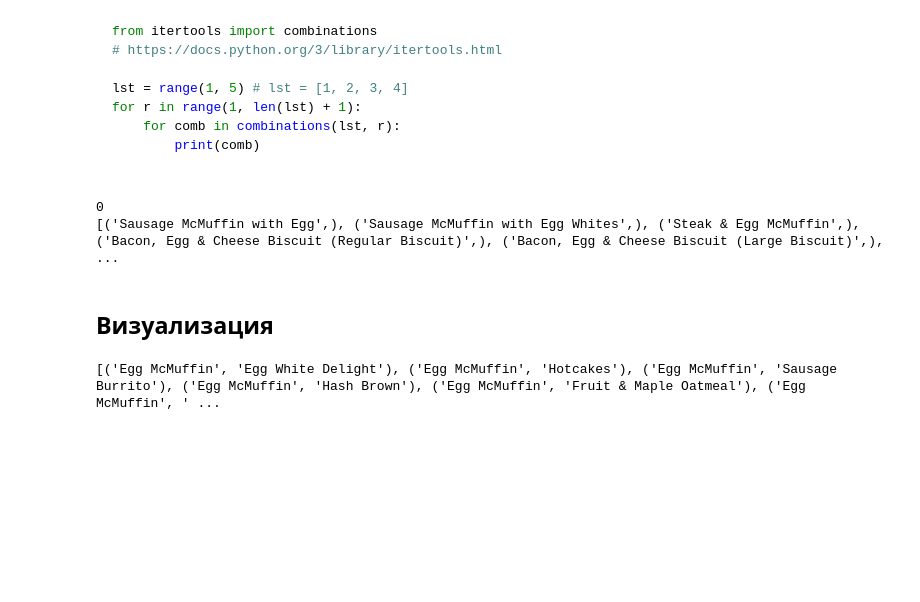
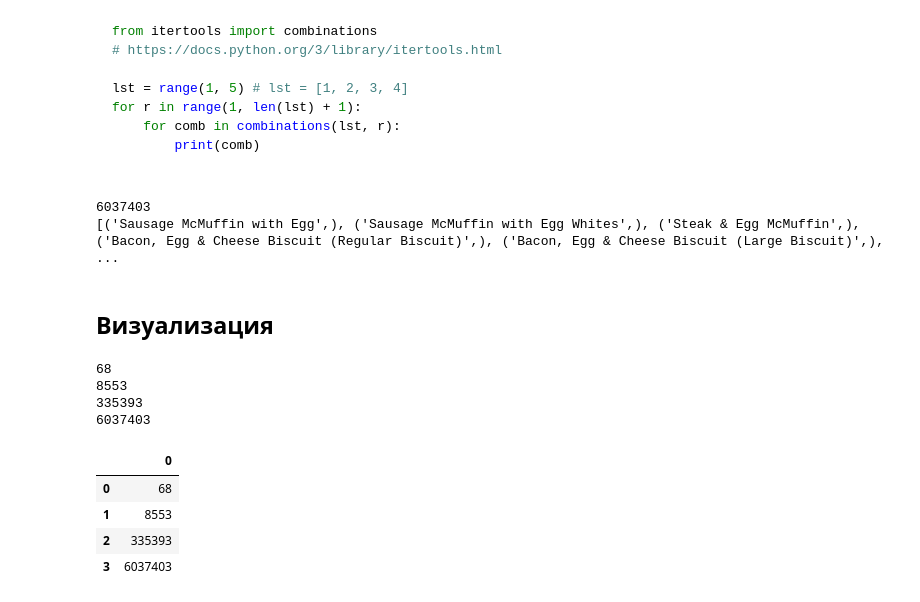
Before and after one commit to VinogradovIlya/algo, a Jupyter notebook: pro2_m3y4/main_3.ipynb, the cells around one changed output. Saved outputs shown, nothing was run; the diff lists cells and outputs as text; code cells hidden in the pictures; blank space fills up the shorter version.

````diff
--- a/pro2_m3y4/main_3.ipynb
+++ b/pro2_m3y4/main_3.ipynb
@@ -279,16 +279,29 @@ for i in range(1, 5):
     comb_dict[i] = res
 
 print(len(res))
-print(comb_dict[1])
 # код выполняется больше 12 часов
 # ```
 # %% [output]
-0
+6037403
 [('Sausage McMuffin with Egg',), ('Sausage McMuffin with Egg Whites',), ('Steak & Egg McMuffin',), ('Bacon, Egg & Cheese Biscuit (Regular Biscuit)',), ('Bacon, Egg & Cheese Biscuit (Large Biscuit)',), ...
 # %% [markdown]
 ## Визуализация
-# %%
-# print(comb_dict[1])
-print(comb_dict[2])
-# %% [output]
-[('Egg McMuffin', 'Egg White Delight'), ('Egg McMuffin', 'Hotcakes'), ('Egg McMuffin', 'Sausage Burrito'), ('Egg McMuffin', 'Hash Brown'), ('Egg McMuffin', 'Fruit & Maple Oatmeal'), ('Egg McMuffin', ' ...
+# %%
+print(comb1 := len(comb_dict[1]))
+print(comb2 := len(comb_dict[2]))
+print(comb3 := len(comb_dict[3]))
+print(comb4 := len(comb_dict[4]))
+# %% [output]
+68
+8553
+335393
+6037403
+# %%
+comb_df = pd.DataFrame([comb1, comb2, comb3, comb4], l)
+comb_df
+# %% [output]
+|  | 0 |
+| 0 | 68 |
+| 1 | 8553 |
+| 2 | 335393 |
+| 3 | 6037403 |
````
Also changed, not shown: 2 other files.
